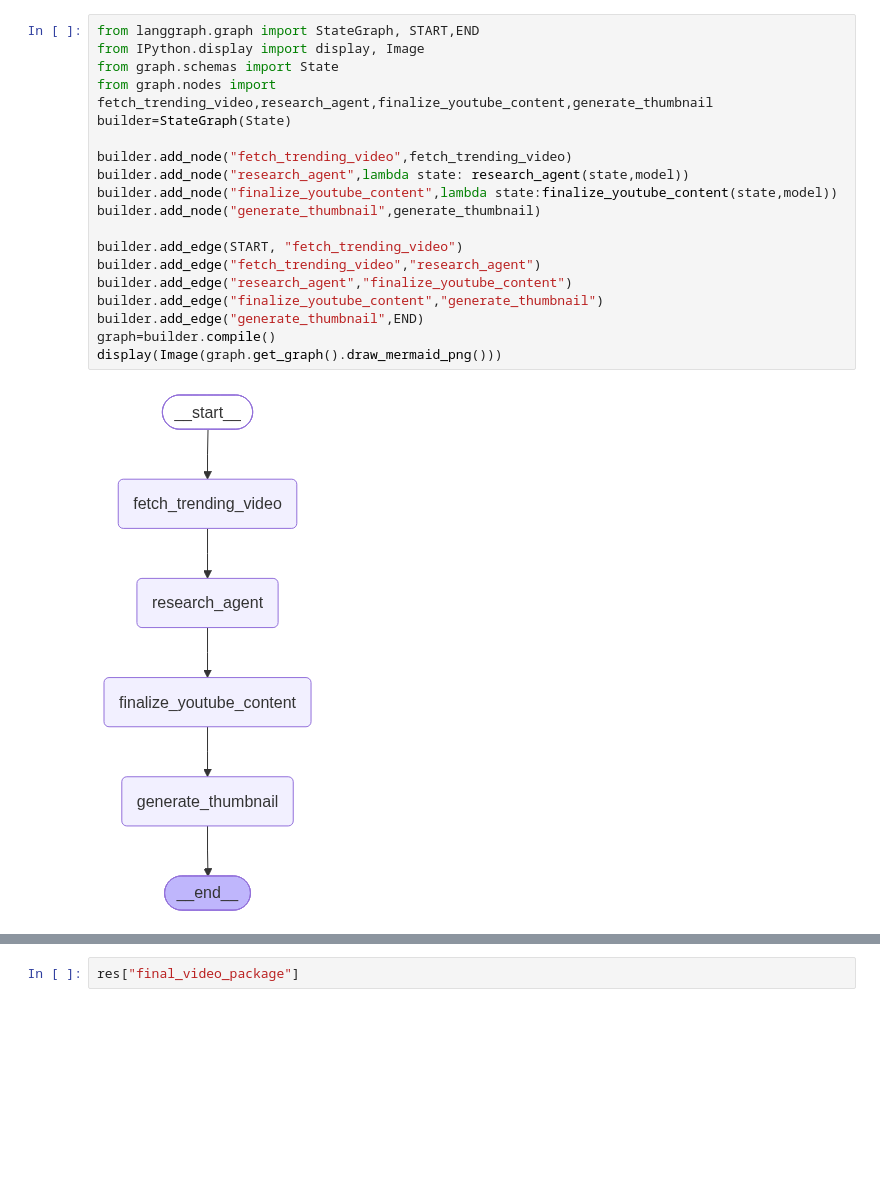
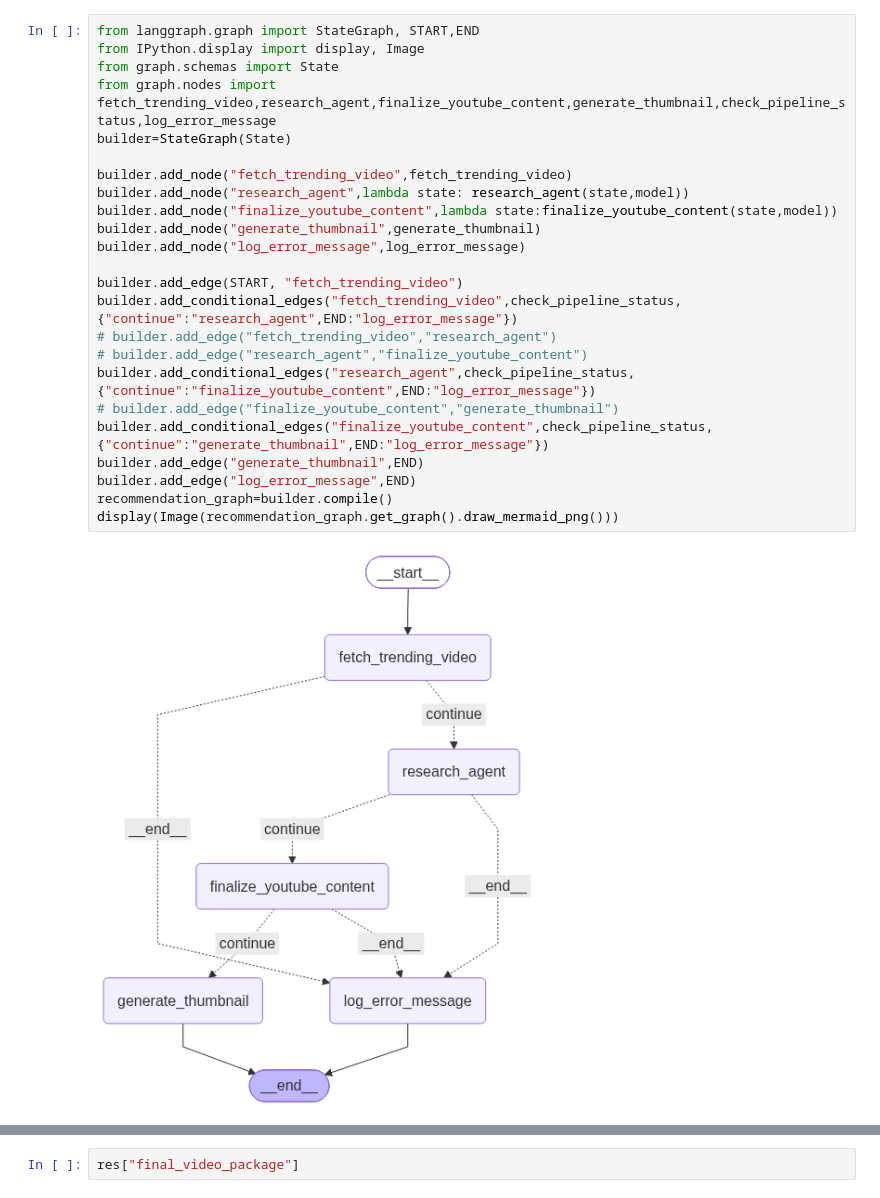
Before and after one commit to viveksar/yt_video_generator, a Jupyter notebook: yt_agent.ipynb, the cells around one changed output, grey strips where cells are left out. Cells and saved outputs as stored; diff of their text form; blank space fills up the shorter version.

Commit message:
error handeling implementation

```diff
--- a/yt_agent.ipynb
+++ b/yt_agent.ipynb
@@ -17,22 +15,27 @@ metadata={'lc_versions': {'langchain-core': '1.6.1', 'langchain': '1.3.18'}} pro
 # %%
 from langgraph.graph import StateGraph, START,END
 from IPython.display import display, Image
 from graph.schemas import State
-from graph.nodes import fetch_trending_video,research_agent,finalize_youtube_content,generate_thumbnail
+from graph.nodes import fetch_trending_video,research_agent,finalize_youtube_content,generate_thumbnail,check_pipeline_status,log_error_message
 builder=StateGraph(State)
 
 builder.add_node("fetch_trending_video",fetch_trending_video)
 builder.add_node("research_agent",lambda state: research_agent(state,model))
 builder.add_node("finalize_youtube_content",lambda state:finalize_youtube_content(state,model))
 builder.add_node("generate_thumbnail",generate_thumbnail)
+builder.add_node("log_error_message",log_error_message)
 
 builder.add_edge(START, "fetch_trending_video")
-builder.add_edge("fetch_trending_video","research_agent")
-builder.add_edge("research_agent","finalize_youtube_content")
-builder.add_edge("finalize_youtube_content","generate_thumbnail")
+builder.add_conditional_edges("fetch_trending_video",check_pipeline_status,{"continue":"research_agent",END:"log_error_message"})
+# builder.add_edge("fetch_trending_video","research_agent")
+# builder.add_edge("research_agent","finalize_youtube_content")
+builder.add_conditional_edges("research_agent",check_pipeline_status,{"continue":"finalize_youtube_content",END:"log_error_message"})
+# builder.add_edge("finalize_youtube_content","generate_thumbnail")
+builder.add_conditional_edges("finalize_youtube_content",check_pipeline_status,{"continue":"generate_thumbnail",END:"log_error_message"})
 builder.add_edge("generate_thumbnail",END)
-graph=builder.compile()
-display(Image(graph.get_graph().draw_mermaid_png()))
+builder.add_edge("log_error_message",END)
+recommendation_graph=builder.compile()
+display(Image(recommendation_graph.get_graph().draw_mermaid_png()))
 # %% [output]
-[figure, old version]
+[figure, new version]
 # %%
```
Also changed, not shown: parts of 2 cells of this notebook, 4 other files.
